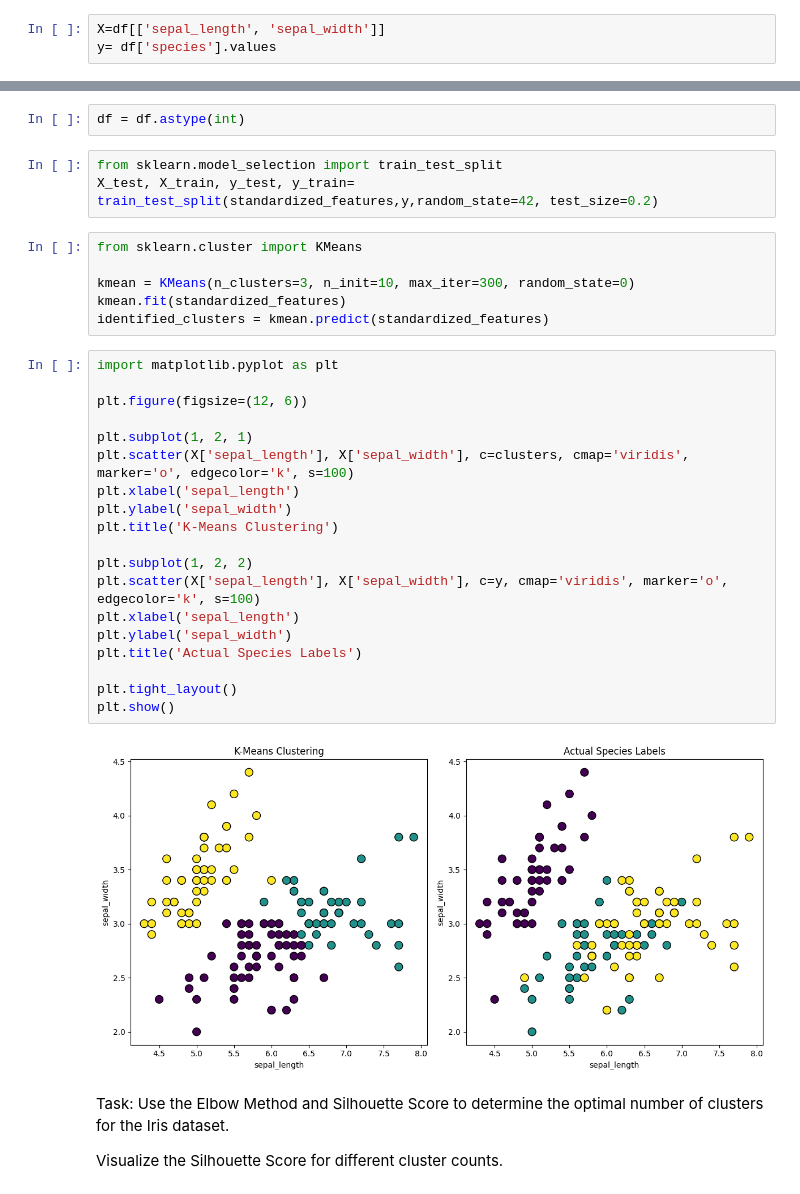
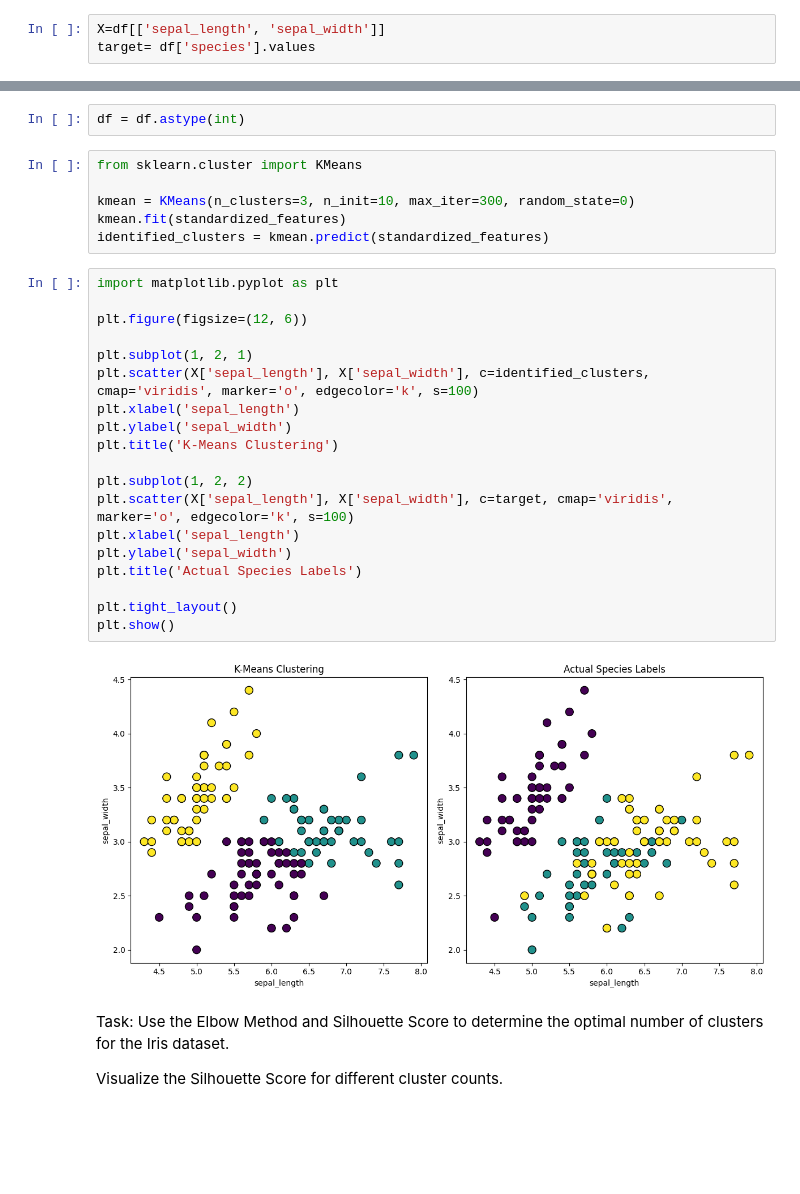
Before and after one commit to amber-khurshid/100DaysOfBytewise, a Jupyter notebook: sixteenth_task.ipynb, the cells around one changed output, grey strips where cells are left out. Cells and saved outputs as stored; diff of their text form; blank space fills up the shorter version.

```diff
--- a/sixteenth_task.ipynb
+++ b/sixteenth_task.ipynb
@@ -37,16 +37,13 @@ encoder=LabelEncoder()
 df['species']= encoder.fit_transform(df['species'])
 # %%
 X=df[['sepal_length', 'sepal_width']]
-y= df['species'].values
+target= df['species'].values
 # %%
 from sklearn.preprocessing import StandardScaler
 scaler= StandardScaler()
 standardized_features=scaler.fit_transform(X)
 # %%
 df = df.astype(int)
-# %%
-from sklearn.model_selection import train_test_split
-X_test, X_train, y_test, y_train= train_test_split(standardized_features,y,random_state=42, test_size=0.2)
 # %%
 from sklearn.cluster import KMeans
 
@@ -56,24 +53,24 @@ identified_clusters = kmean.predict(standardized_features)
 # %%
 import matplotlib.pyplot as plt
 
 plt.figure(figsize=(12, 6))
 
 plt.subplot(1, 2, 1)
-plt.scatter(X['sepal_length'], X['sepal_width'], c=clusters, cmap='viridis', marker='o', edgecolor='k', s=100)
+plt.scatter(X['sepal_length'], X['sepal_width'], c=identified_clusters, cmap='viridis', marker='o', edgecolor='k', s=100)
 plt.xlabel('sepal_length')
 plt.ylabel('sepal_width')
 plt.title('K-Means Clustering')
 
 plt.subplot(1, 2, 2)
-plt.scatter(X['sepal_length'], X['sepal_width'], c=y, cmap='viridis', marker='o', edgecolor='k', s=100)
+plt.scatter(X['sepal_length'], X['sepal_width'], c=target, cmap='viridis', marker='o', edgecolor='k', s=100)
 plt.xlabel('sepal_length')
 plt.ylabel('sepal_width')
 plt.title('Actual Species Labels')
 
 plt.tight_layout()
 plt.show()
 # %% [output]
-[figure, old version]
+[figure, new version]
 # %% [markdown]
 Task: Use the Elbow Method and Silhouette Score to determine the optimal number of clusters for the Iris dataset.
 
```
Also changed, not shown: parts of 3 cells of this notebook.
